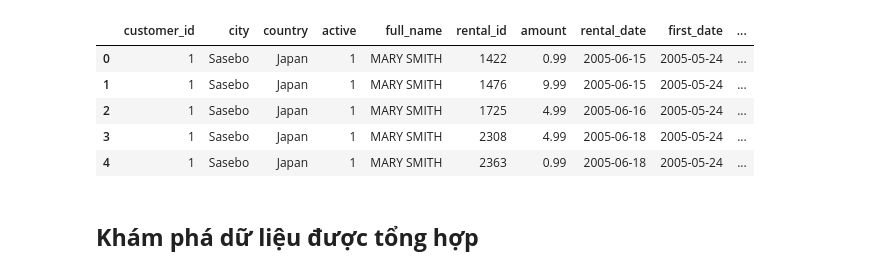
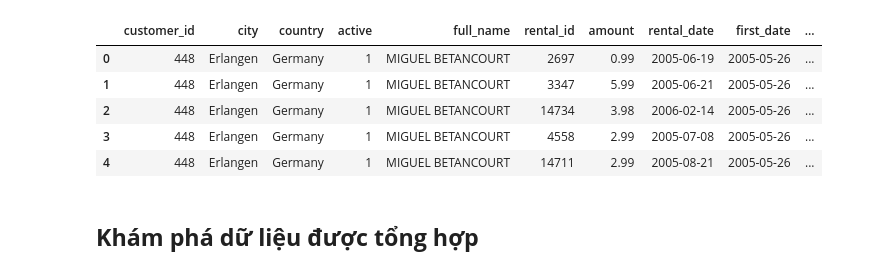
Before and after one commit to Narius2030/Sakila-Business-Analysis, a Jupyter notebook: customer_segment.ipynb, the cells around one changed output. Drawn from its saved outputs; the diff is of its cells as text; code cells hidden in the pictures.

```diff
--- a/customer_segment.ipynb
+++ b/customer_segment.ipynb
@@ -35,13 +19,16 @@ df
+# %%
+fact_segment = df.copy()
+fact_segment.head()
+# %% [output]
+|  | customer_id | city | country | active | full_name | rental_id | amount | rental_date | first_date | ... |
+| 0 | 448 | Erlangen | Germany | 1 | MIGUEL BETANCOURT | 2697 | 0.99 | 2005-06-19 | 2005-05-26 | ... |
+| 1 | 448 | Erlangen | Germany | 1 | MIGUEL BETANCOURT | 3347 | 5.99 | 2005-06-21 | 2005-05-26 | ... |
+| 2 | 448 | Erlangen | Germany | 1 | MIGUEL BETANCOURT | 14734 | 3.98 | 2006-02-14 | 2005-05-26 | ... |
+| 3 | 448 | Erlangen | Germany | 1 | MIGUEL BETANCOURT | 4558 | 2.99 | 2005-07-08 | 2005-05-26 | ... |
+| 4 | 448 | Erlangen | Germany | 1 | MIGUEL BETANCOURT | 14711 | 2.99 | 2005-08-21 | 2005-05-26 | ... |
 # %%
-fact_segment = pd.read_csv('./data/tables/factSegment.csv').drop(columns=['Unnamed: 0'], axis=1)
-fact_segment.head()
+# fact_segment = pd.read_csv('./data/tables/factSegment.csv').drop(columns=['Unnamed: 0'], axis=1)
+# fact_segment.head()
-# %% [output]
-|  | customer_id | city | country | active | full_name | rental_id | amount | rental_date | first_date | ... |
-| 0 | 1 | Sasebo | Japan | 1 | MARY SMITH | 1422 | 0.99 | 2005-06-15 | 2005-05-24 | ... |
-| 1 | 1 | Sasebo | Japan | 1 | MARY SMITH | 1476 | 9.99 | 2005-06-15 | 2005-05-24 | ... |
-| 2 | 1 | Sasebo | Japan | 1 | MARY SMITH | 1725 | 4.99 | 2005-06-16 | 2005-05-24 | ... |
-| 3 | 1 | Sasebo | Japan | 1 | MARY SMITH | 2308 | 4.99 | 2005-06-18 | 2005-05-24 | ... |
-| 4 | 1 | Sasebo | Japan | 1 | MARY SMITH | 2363 | 0.99 | 2005-06-18 | 2005-05-24 | ... |
 # %% [markdown]
 ## **Khám phá dữ liệu được tổng hợp**
 # %%
```
Also changed, not shown: parts of 13 cells of this notebook, 2 other files.
